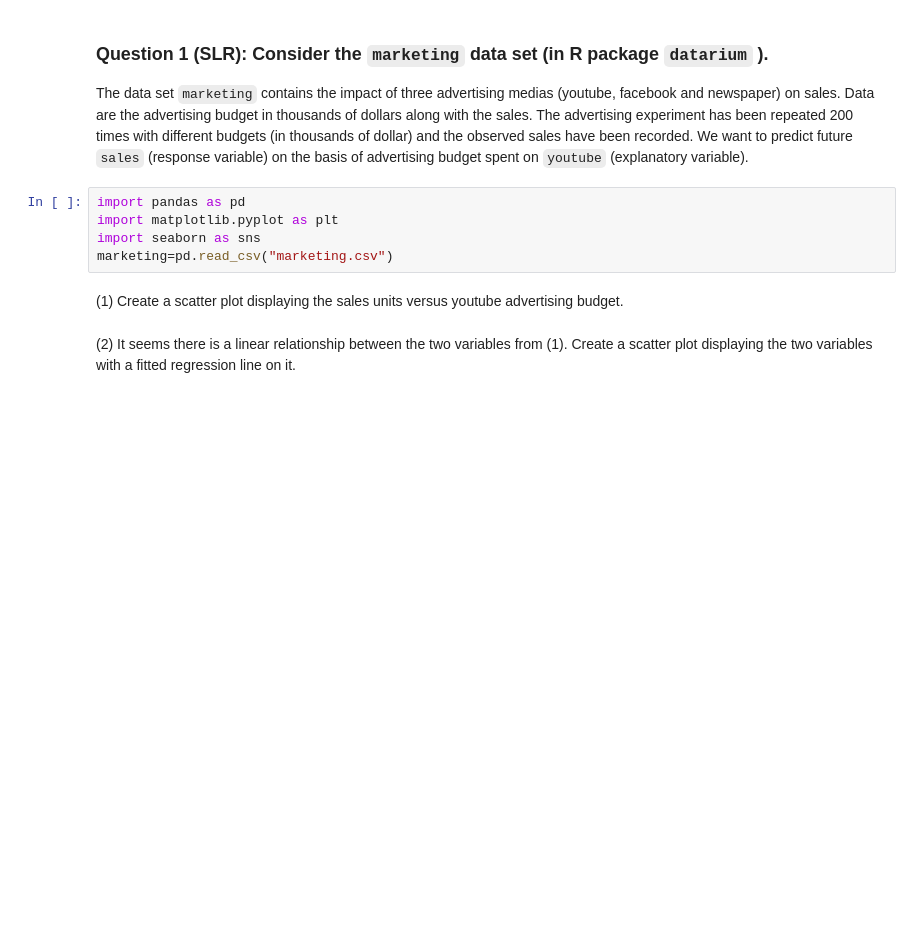
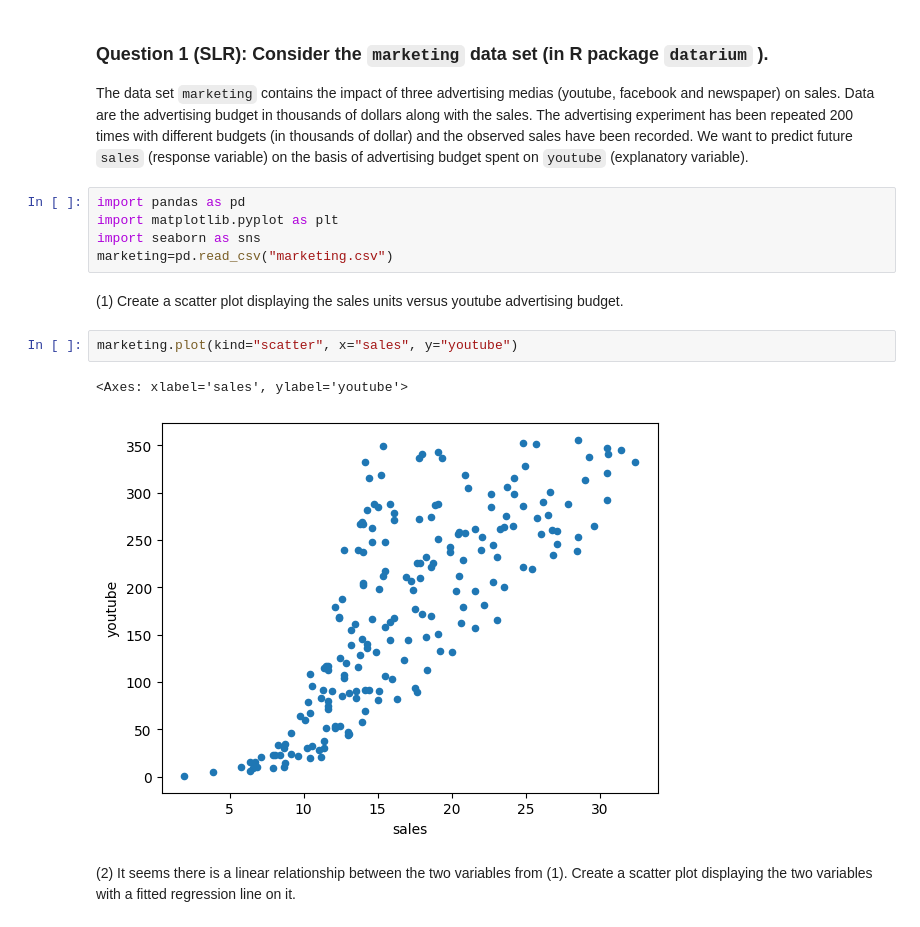
Before and after one commit to rmedcraft/Statistical-Methods, a Jupyter notebook: Project 5/Project5.ipynb, the cells around one changed output. Cells and saved outputs as stored; diff of their text form; blank space fills up the shorter version.

```diff
--- a/Project 5/Project5.ipynb
+++ b/Project 5/Project5.ipynb
@@ -8,5 +8,10 @@ import seaborn as sns
 marketing=pd.read_csv("marketing.csv")
 # %% [markdown]
 (1) Create a scatter plot displaying the sales units versus youtube advertising budget.
+# %%
+marketing.plot(kind="scatter", x="sales", y="youtube")
+# %% [output]
+<Axes: xlabel='sales', ylabel='youtube'>
+[figure, added]
 # %% [markdown]
 (2) It seems there is a linear relationship between the two variables from (1). Create a scatter plot displaying the two variables with a fitted regression line on it.
```
Also changed, not shown: parts of 1 cell of this notebook.
